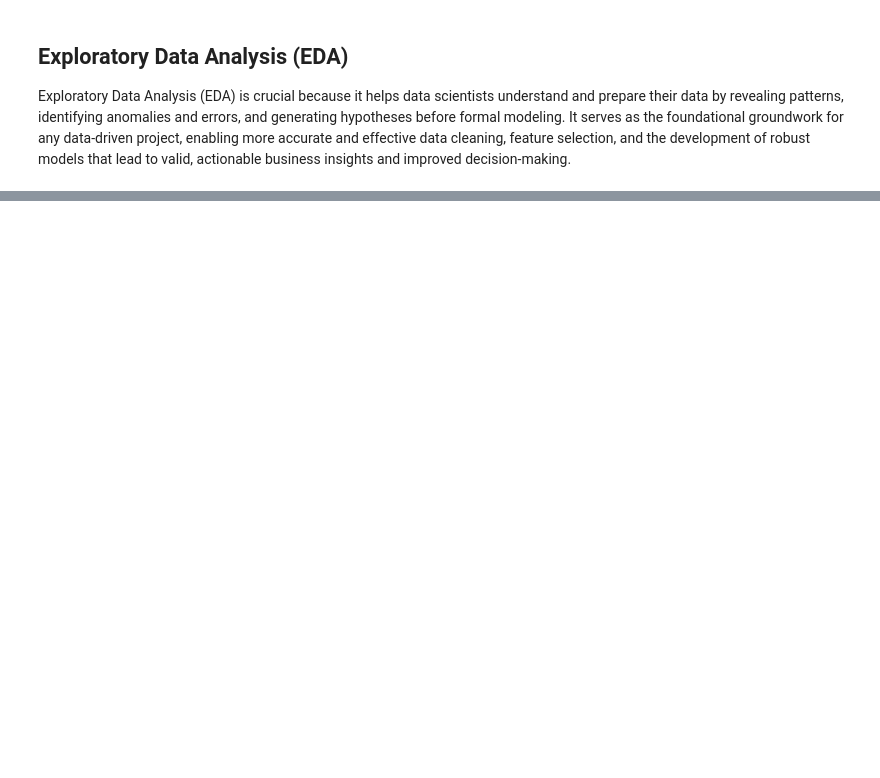
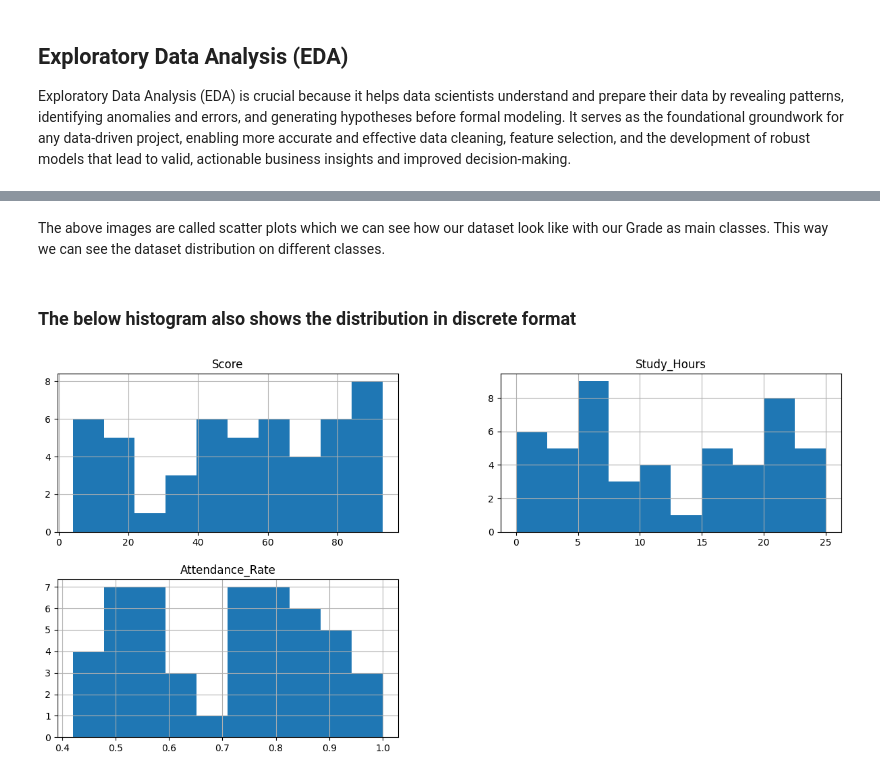
Before and after one commit to swpyaehmuehtet/MachineLearning, a Jupyter notebook: SupervisedLearning/StudentGradePrediction_Supervised.ipynb, the cells around one changed output, grey strips where cells are left out. Drawn from its saved outputs; the diff is of its cells as text; code cells hidden in the pictures; blank space fills up the shorter version.

```diff
--- a/SupervisedLearning/StudentGradePrediction_Supervised.ipynb
+++ b/SupervisedLearning/StudentGradePrediction_Supervised.ipynb
@@ -152,0 +172,8 @@ Exploratory Data Analysis (EDA) is crucial because it helps data scientists unde
+# %% [markdown]
+The above images are called scatter plots which we can see how our dataset look like with our Grade as main classes. This way we can see the dataset distribution on different classes.
+# %% [markdown]
+<h3>The below histogram also shows the distribution in discrete format
+# %%
+df.hist(figsize=(15, 7));
+# %% [output]
+[figure, added]
```
Also changed, not shown: parts of 6 cells of this notebook.
